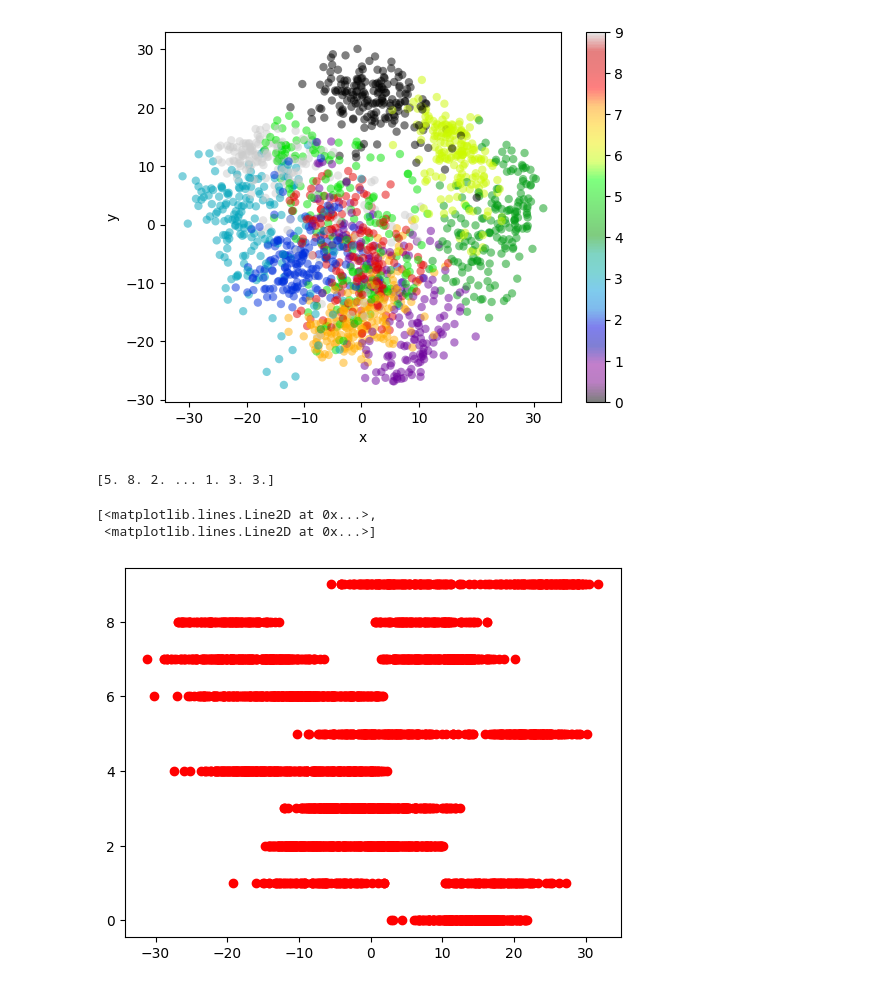
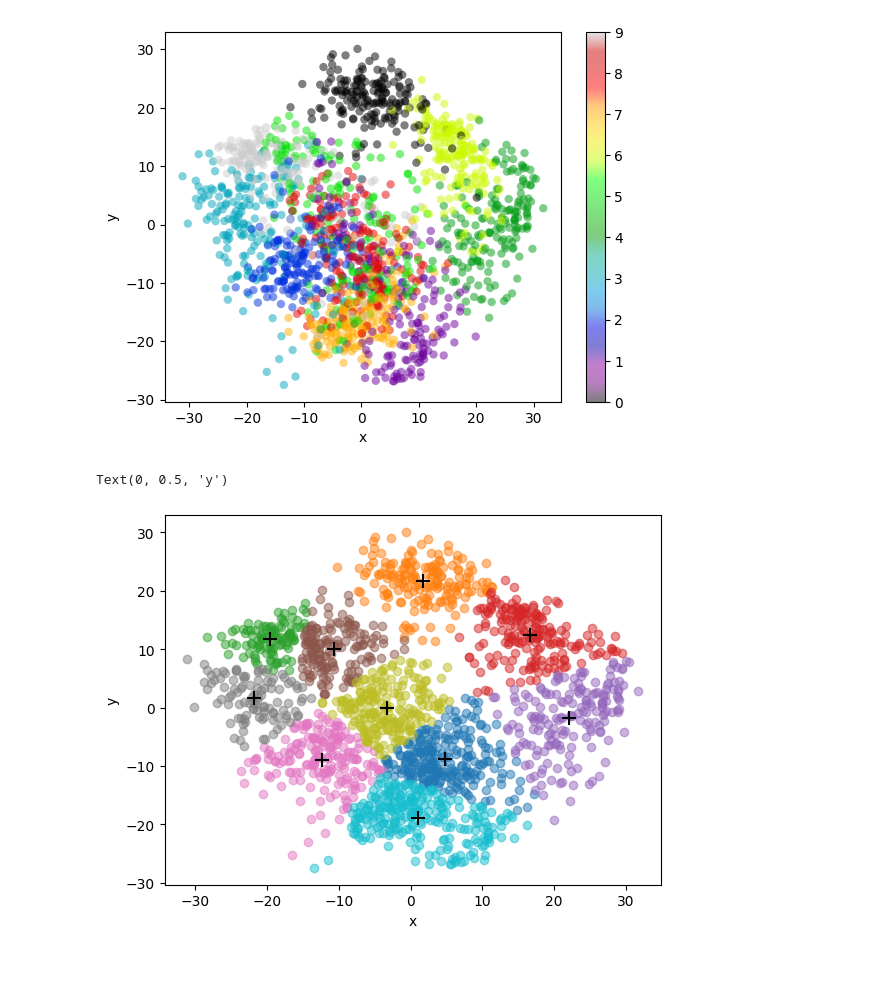
Before and after one commit to ArgonautAstra/Progetto-Data-Science-2023, a Jupyter notebook: src/test.ipynb, the cells around one changed output. Cells and saved outputs as stored; diff of their text form; code cells hidden in the pictures.

Commit message:
Working Clustering

```diff
--- a/src/test.ipynb
+++ b/src/test.ipynb
@@ -61,57 +61,55 @@ def create_clusters(centroids, K, X):
 # %%
 # Calcolo della media dei nuovi centroidi dei cluster
 def means(cluster_idx, K, X):
+
+    cluster_i_points = []
 
     _, n = np.shape(X)
     centroids = np.empty((K, n))
 
     for i in range(K):
-        points = X[cluster_idx == i] # Raggruppa i punti per il cluster i
+        points = X[cluster_idx == i] # Raggruppa i punti per il cluster 'i'
         centroids[i] = np.mean(points, axis=0) # Calcolo media dei punti
+        cluster_i_points.append(points)
 
-    return centroids
+    return centroids, cluster_i_points
 # %%
 # Calcolo del K-means e dei cluster finali
 def K_means(K, X, max_iterations = 500):
 
     centroids = init_rand_centroids(K, X)
-    #print(f"initial centroids: {centroids}")
+    # print(f"initial centroids: {centroids}")
 
-    # Loop fino a max_iterations o avviene un convergenza
+    # Loop fino a max_iterations o convergenza
     for _ in range(max_iterations):
 
         clusters = create_clusters(centroids, K, X)
         prev_centroids = centroids
 
-        centroids = means(clusters, K, X)
+        centroids, points = means(clusters, K, X)
 
         diff = prev_centroids - centroids
 
         if not diff.any():
-            return clusters
+            return centroids, points
 
-    return clusters
+    return centroids, points
+
+# "cluster" conserva in un n array l'indice del cluster in cui va il punto
+# "centroids" conserva le coordinate dei K centroidi
+#  "points" conserva tutte le coordinate di tutti i punti per ciascun cluster
-# %%
-digits = np.loadtxt(os.path.join('./dataset/','digits.csv'), delimiter=',')
-
-#X,Y = datasets.make_blobs()
-
-X = projected
-Y = digits[:,64]
-
-Y_preds = K_means(10, X)
-print(Y_preds)
-# %% [output]
-[5. 8. 2. ... 1. 3. 3.]
-# %%
-plt.plot(X,Y_preds,"ro")
-
-#plt.scatter(X, Y_preds, edgecolor='none', alpha=0.5, cmap=plt.colormaps["nipy_spectral"])
-
-#plt.xlabel('x')
-#plt.ylabel('y')
-#plt.colorbar()
-# %% [output]
-[<matplotlib.lines.Line2D at 0x...>,
- <matplotlib.lines.Line2D at 0x...>]
-[figure, removed]
+# %%
+K = 10
+
+centroids, points = K_means(K, X, 500)
+
+for i in range(K):
+    plt.scatter(points[i][:,0],points[i][:,1],alpha=0.5)
+
+plt.scatter(centroids[:,0], centroids[:,1], marker="+", s=100, color="black")
+
+plt.xlabel('x')
+plt.ylabel('y')
+# %% [output]
+Text(0, 0.5, 'y')
+[figure, added]
```
Also changed, not shown: parts of 1 cell of this notebook.
